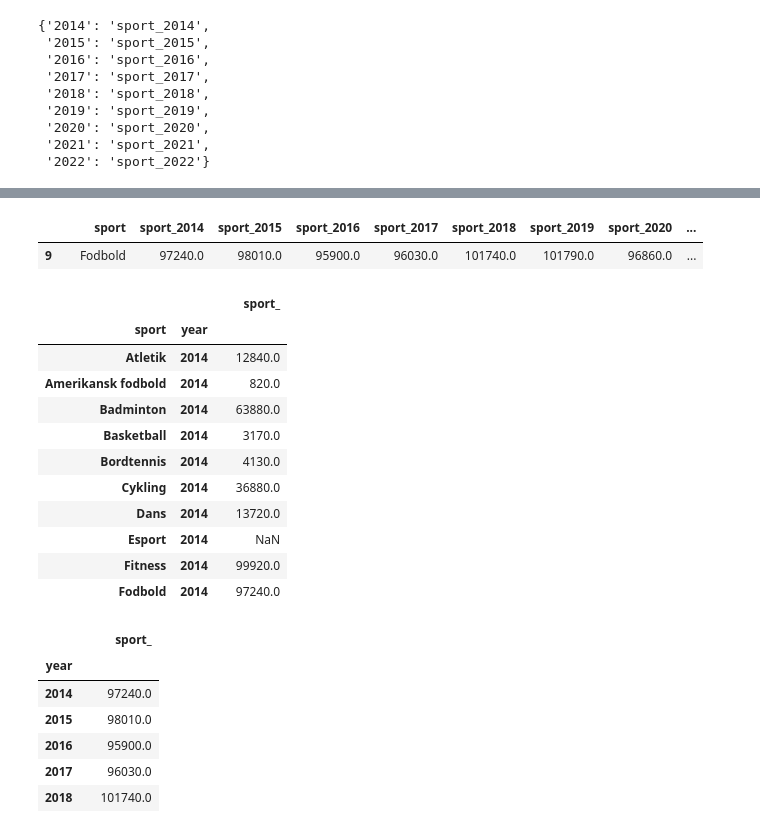
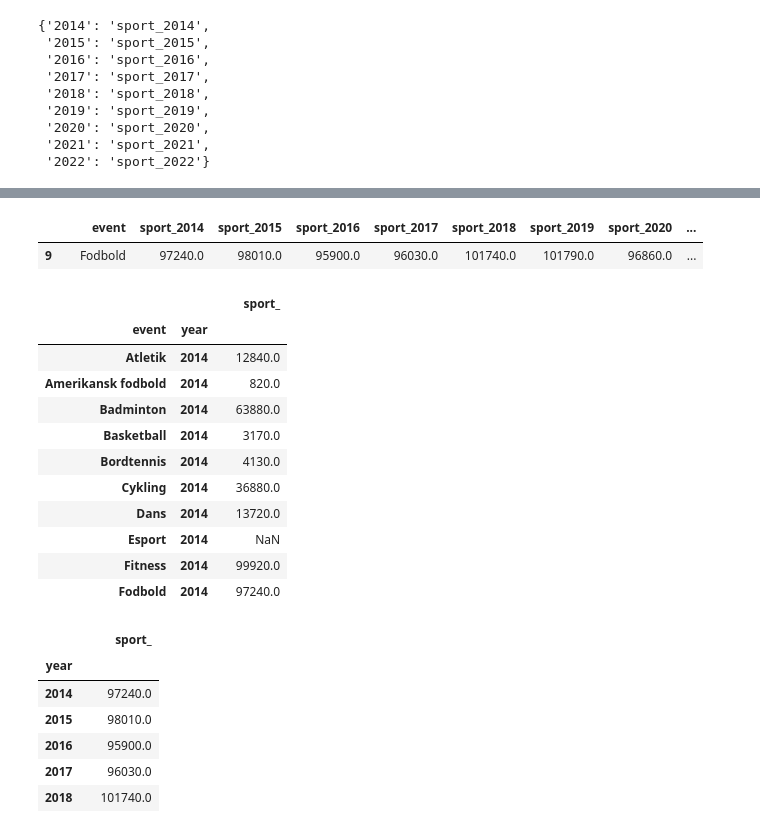
Before and after one commit to NumEconCopenhagen/projects-2024-Simon-C-og-Jens-H, a Jupyter notebook: dataproject/dataproject.ipynb, the cells around one changed output, grey strips where cells are left out. Drawn from its saved outputs; the diff is of its cells as text; code cells hidden in the pictures.

```diff
--- a/dataproject/dataproject.ipynb
+++ b/dataproject/dataproject.ipynb
@@ -216,16 +219,16 @@ sport_cleaned.head(10)
 | 8 |  | Fitness | 99920.0 | 103360.0 | 130980.0 | 129880.0 | 137840.0 | 140750.0 | 128490.0 | ... |
 | 9 |  | Fodbold | 97240.0 | 98010.0 | 95900.0 | 96030.0 | 101740.0 | 101790.0 | 96860.0 | ... |
 # %%
-sport_cleaned.loc[sport_cleaned.sport == 'Fodbold']
+sport_cleaned.loc[sport_cleaned.event == 'Fodbold']
 # %% [output]
-|  |  | sport | sport_2014 | sport_2015 | sport_2016 | sport_2017 | sport_2018 | sport_2019 | sport_2020 | ... |
+|  |  | event | sport_2014 | sport_2015 | sport_2016 | sport_2017 | sport_2018 | sport_2019 | sport_2020 | ... |
 | 9 |  | Fodbold | 97240.0 | 98010.0 | 95900.0 | 96030.0 | 101740.0 | 101790.0 | 96860.0 | ... |
 # %%
-sport_long = pd.wide_to_long(sport_cleaned, stubnames='sport_', i='sport', j='year')
+sport_long = pd.wide_to_long(sport_cleaned, stubnames='sport_', i='event', j='year')
 sport_long.head(10)
 # %% [output]
 |  |  |  | sport_ |
-| sport | year |  |  |
+| event | year |  |  |
 | Atletik | 2014 |  | 12840.0 |
 | Amerikansk fodbold | 2014 |  | 820.0 |
 | Badminton | 2014 |  | 63880.0 |
```
Also changed, not shown: parts of 9 cells of this notebook.
